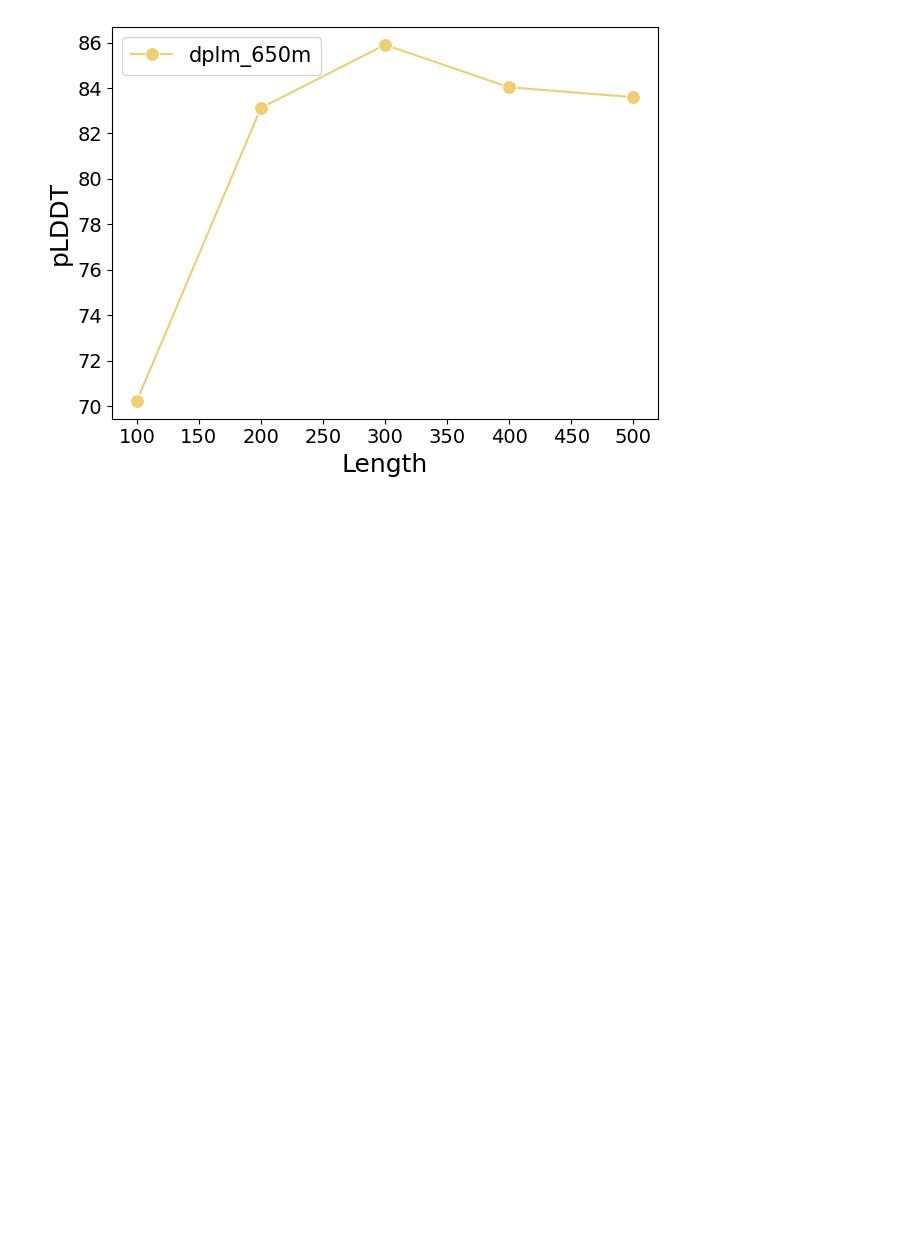
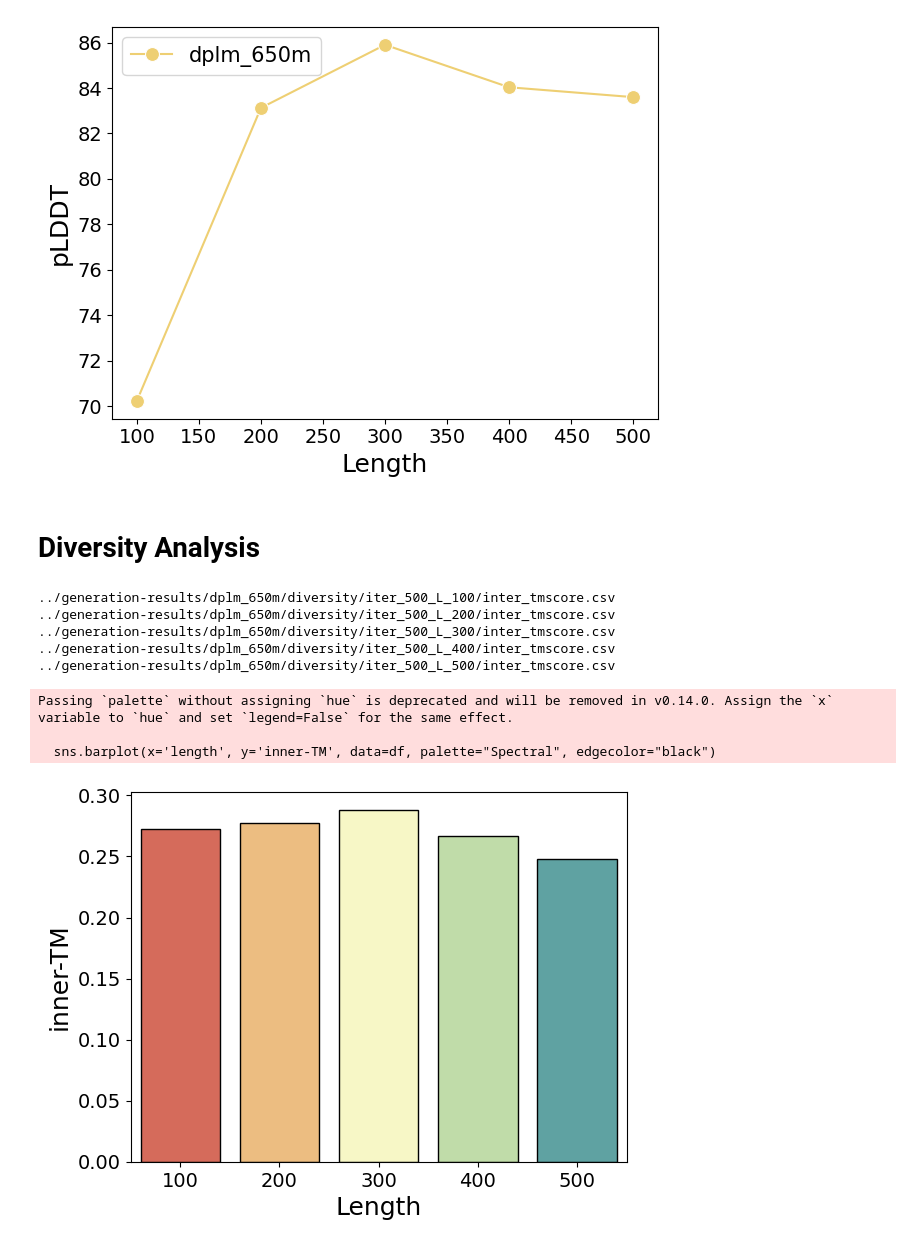
Before and after one commit to bytedance/dplm, a Jupyter notebook: analysis/uncond_analysis.ipynb, the cells around one changed output. Cells and saved outputs as stored; diff of their text form; code cells hidden in the pictures; blank space fills up the shorter version.

Commit message:
update calculate tmscore and analysis script

```diff
--- a/analysis/uncond_analysis.ipynb
+++ b/analysis/uncond_analysis.ipynb
@@ -96,3 +84,44 @@ plt.legend(title=None, prop={'size': 15})
 plt.show()
 # %% [output]
 [figure]
+# %% [markdown]
+# Diversity Analysis
+# %%
+df_length = []
+def load_tmscore(eval_dir):
+    dfs = []
+    for path in glob.glob(eval_dir + "/**/inter_tmscore.csv"):
+        print(path)
+        df = pd.read_csv(path)
+        length = path.split('/')[-2].split('_')[-1]
+        df['length'] = [length] * len(df)
+        dfs.append(df)
+    df_cat = pd.concat(dfs)
+    df_cat = df_cat.sort_values("length")
+    return df_cat
+# %%
+dir_path = "../generation-results/dplm_650m/diversity"
+df_cat = load_tmscore(dir_path)
+df_cat['tm_scores'] = df_cat['tm_scores'].apply(lambda x: eval(x))
+df_cat['tm_scores_mean'] = df_cat['tm_scores'].apply(lambda x: sum(x)/len(x))
+
+df = df_cat.groupby('length').apply(lambda x: x['tm_scores_mean'].mean())
+df = df.reset_index()
+df.columns = ['length', 'inner-TM']
+# plt.figure(figsize=(10, 6))
+sns.barplot(x='length', y='inner-TM', data=df, palette="Spectral", edgecolor="black")
+plt.xlabel('Length', fontdict={'size': 18})
+plt.ylabel('inner-TM', fontdict={'size': 18})
+plt.xticks(size=14)
+plt.yticks(size=14)
+plt.show()
+# %% [output]
+../generation-results/dplm_650m/diversity/iter_500_L_100/inter_tmscore.csv
+../generation-results/dplm_650m/diversity/iter_500_L_200/inter_tmscore.csv
+../generation-results/dplm_650m/diversity/iter_500_L_300/inter_tmscore.csv
+../generation-results/dplm_650m/diversity/iter_500_L_400/inter_tmscore.csv
+../generation-results/dplm_650m/diversity/iter_500_L_500/inter_tmscore.csv
+Passing `palette` without assigning `hue` is deprecated and will be removed in v0.14.0. Assign the `x` variable to `hue` and set `legend=False` for the same effect.
+
+  sns.barplot(x='length', y='inner-TM', data=df, palette="Spectral", edgecolor="black")
+[figure, added]
```
Also changed, not shown: parts of 5 cells of this notebook, 1 other file.
